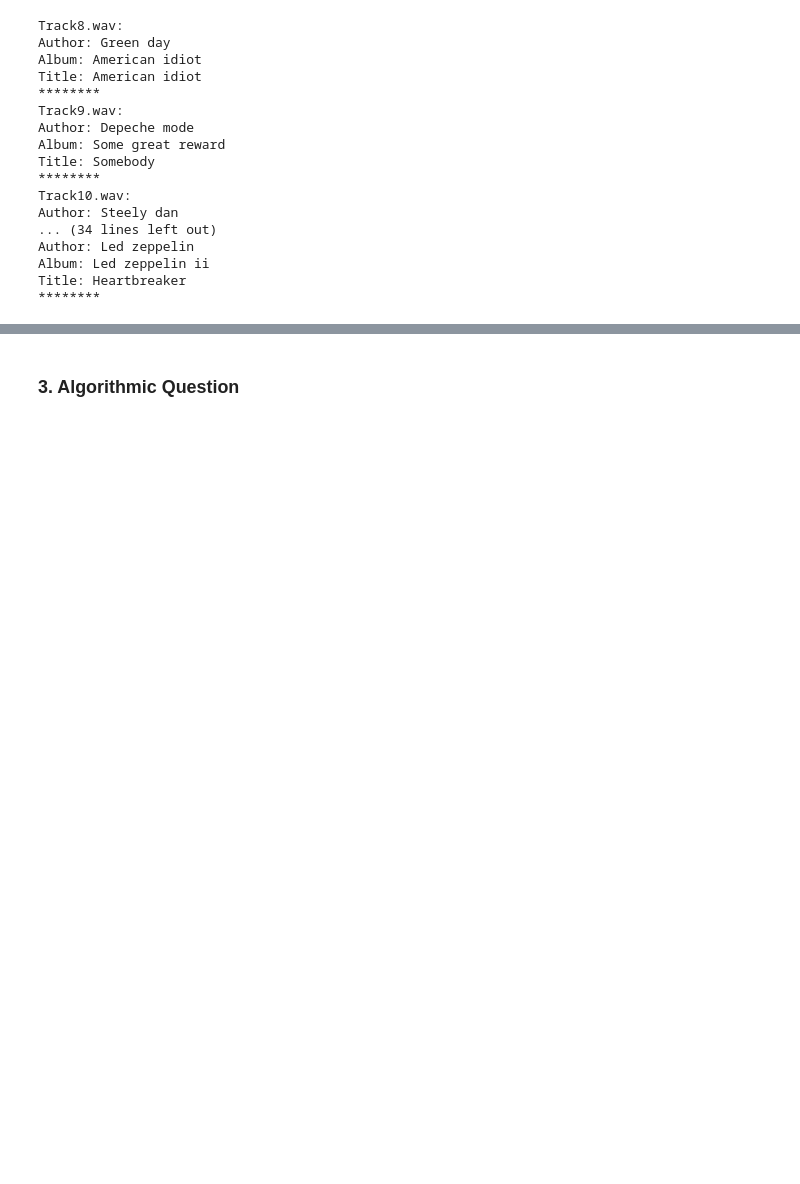
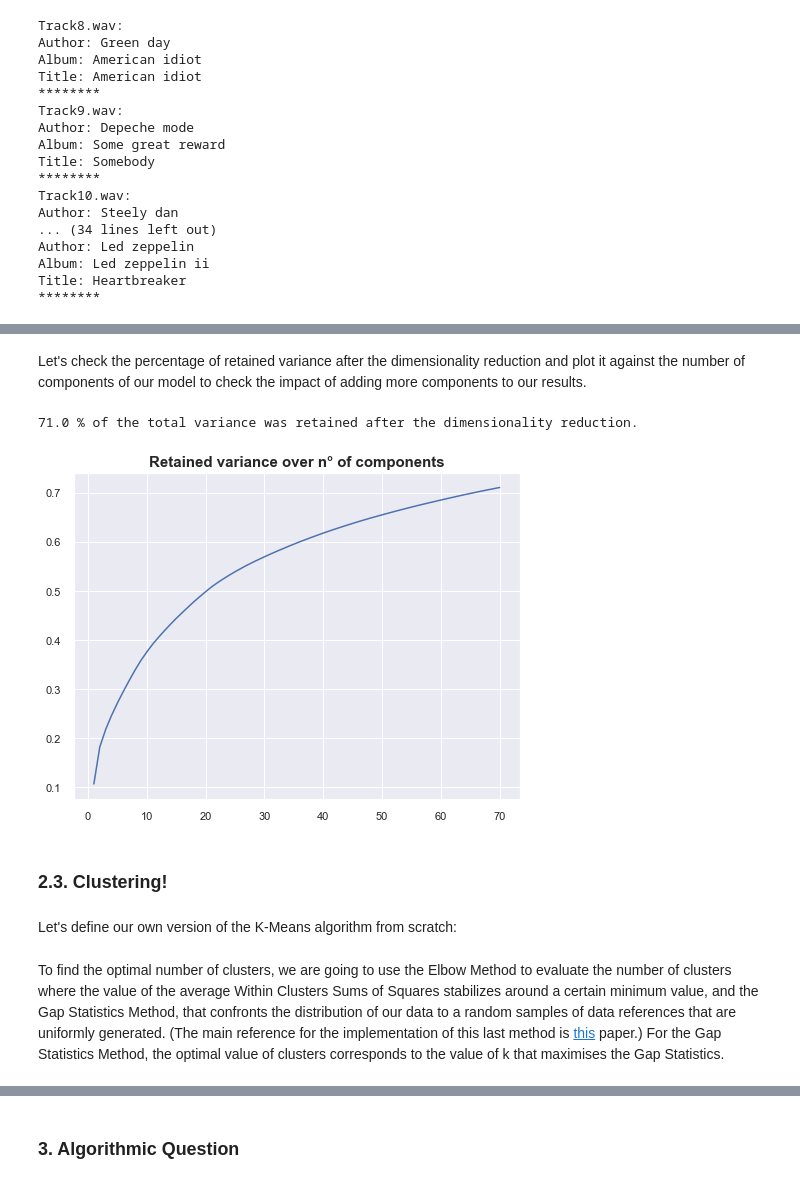
Before and after one commit to alessandro12036/adm_hw4, a Jupyter notebook: main.ipynb, the cells around one changed output, grey strips where cells are left out. Saved outputs shown, nothing was run; the diff lists cells and outputs as text; code cells hidden in the pictures; blank space fills up the shorter version.

Commit message:
ex2 finished - merged notebooks

```diff
--- a/main.ipynb
+++ b/main.ipynb
@@ -293,0 +428,2 @@ Title: Heartbreaker
+# %%
+merged = step1.merge(features, on = 'track_id')
@@ -293,0 +470,10 @@ Title: Heartbreaker
+# %%
+# keeping only columns with numeric values
+only_num = merged.select_dtypes(include=np.number)
+# dropping NaN values
+only_num = only_num.dropna(axis = 1, how='any')
+# dropping columns we don't want to scale
+to_drop = ['track_id']
+only_num = only_num.drop(to_drop, axis=1)
+# have a look
+only_num.info()
@@ -293,0 +486,7 @@ Title: Heartbreaker
+# %%
+# initialize scaler
+scaler = StandardScaler()
+# scale and restore processed data in a dataframe with the same columns
+scaled_data = scaler.fit_transform(only_num.values)
+scaled_df = pd.DataFrame(scaled_data, columns = only_num.columns)
+scaled_df.head()
@@ -293,0 +501,6 @@ Title: Heartbreaker
+# %%
+# performing PCA
+pca = PCA(n_components=70)
+components = pca.fit_transform(scaled_df.values)
+PCA_df = pd.DataFrame(data = components, columns = [x for x in range(1,71)])
+PCA_df.head()
@@ -293,0 +515,18 @@ Title: Heartbreaker
+# %% [markdown]
+Let's check the percentage of retained variance after the dimensionality reduction and plot it against the number of components of our model to check the impact of adding more components to our results.
+# %%
+retained_variance = round(sum(pca.explained_variance_ratio_),2)*100
+print(f"{retained_variance} % of the total variance was retained after the dimensionality reduction.")
+# %% [output]
+71.0 % of the total variance was retained after the dimensionality reduction.
+# %%
+sns.set(rc={'figure.figsize':(8,6)})
+ax = sns.lineplot(x=PCA_df.columns,
+                 y=np.cumsum(pca.explained_variance_ratio_))
+_ = plt.title('Retained variance over n° of components',fontweight="bold", fontsize=15)
+# %% [output]
+[figure, added]
+# %% [markdown]
+### 2.3. Clustering!
+# %% [markdown]
+Let's define our own version of the K-Means algorithm from scratch:
@@ -293,0 +564,2 @@ Title: Heartbreaker
+# %% [markdown]
+To find the optimal number of clusters, we are going to use the Elbow Method to evaluate the number of clusters where the value of the average Within Clusters Sums of Squares stabilizes around a certain minimum value, and the Gap Statistics Method, that confronts the distribution of our data to a random samples of data references that are uniformly generated. (The main reference for the implementation of this last method is <a href="https://web.stanford.edu/~hastie/Papers/gap.pdf">this</a> paper.) For the Gap Statistics Method, the optimal value of clusters corresponds to the value of k that maximises the Gap Statistics.
```
Also changed, not shown: parts of 129 cells of this notebook.
